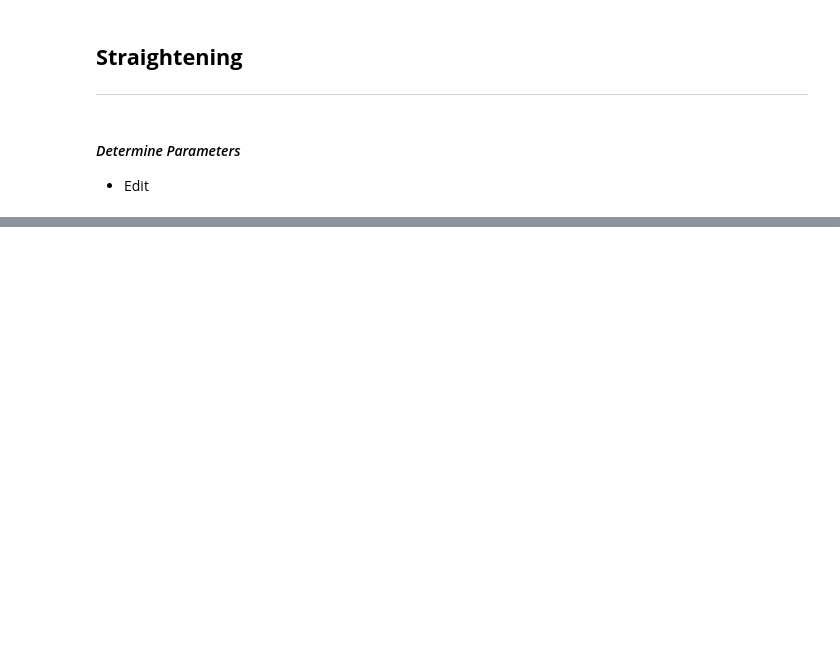
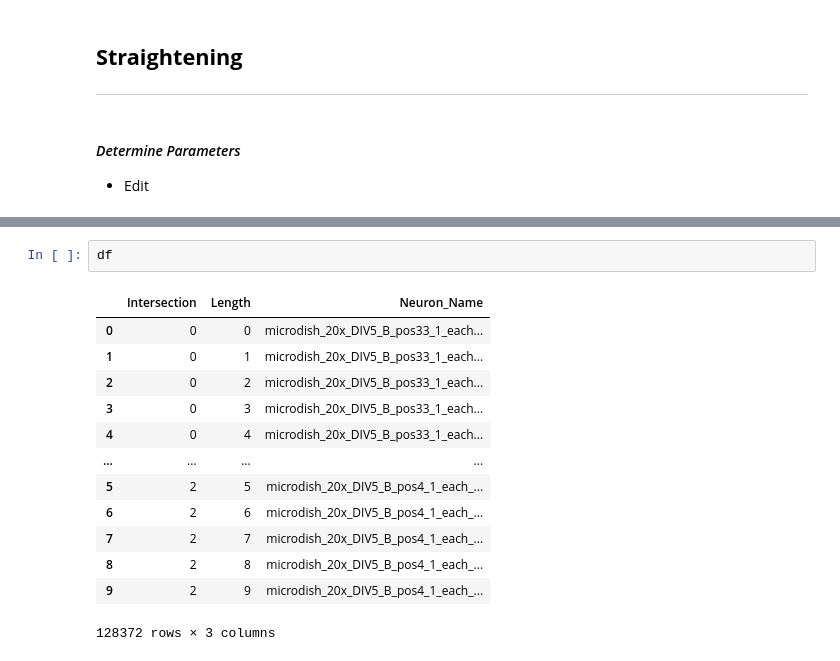
Before and after one commit to Hyun-P/MorphAn, a Jupyter notebook: notebooks/straightening.ipynb, the cells around one changed output, grey strips where cells are left out. Drawn from its saved outputs; the diff is of its cells as text; blank space fills up the shorter version.

```diff
--- a/notebooks/straightening.ipynb
+++ b/notebooks/straightening.ipynb
@@ -97,0 +187,16 @@ Reconstruction complete.
+# %%
+df
+# %% [output]
+|  | Intersection | Length | Neuron_Name |
+| 0 | 0 | 0 | microdish_20x_DIV5_B_pos33_1_each... |
+| 1 | 0 | 1 | microdish_20x_DIV5_B_pos33_1_each... |
+| 2 | 0 | 2 | microdish_20x_DIV5_B_pos33_1_each... |
+| 3 | 0 | 3 | microdish_20x_DIV5_B_pos33_1_each... |
+| 4 | 0 | 4 | microdish_20x_DIV5_B_pos33_1_each... |
+| ... | ... | ... | ... |
+| 5 | 2 | 5 | microdish_20x_DIV5_B_pos4_1_each_... |
+| 6 | 2 | 6 | microdish_20x_DIV5_B_pos4_1_each_... |
+| 7 | 2 | 7 | microdish_20x_DIV5_B_pos4_1_each_... |
+| 8 | 2 | 8 | microdish_20x_DIV5_B_pos4_1_each_... |
+| 9 | 2 | 9 | microdish_20x_DIV5_B_pos4_1_each_... |
+128372 rows × 3 columns
```
Also changed, not shown: parts of 2 cells of this notebook, 2 other files.
